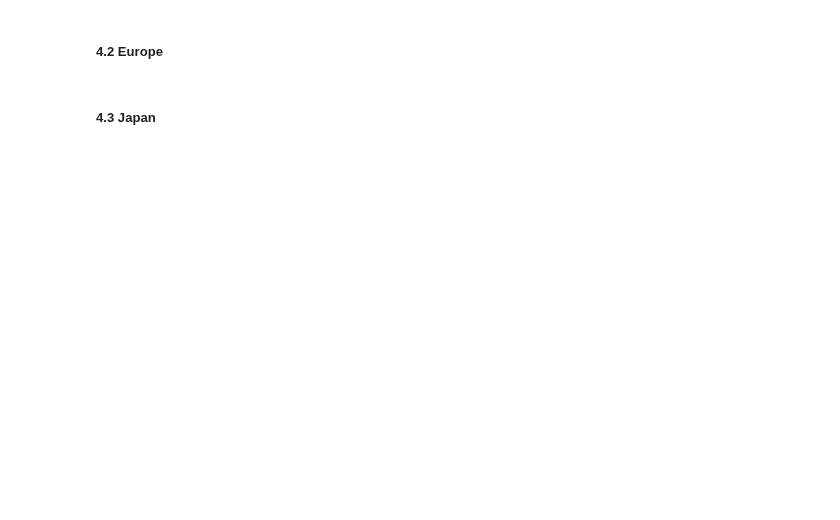
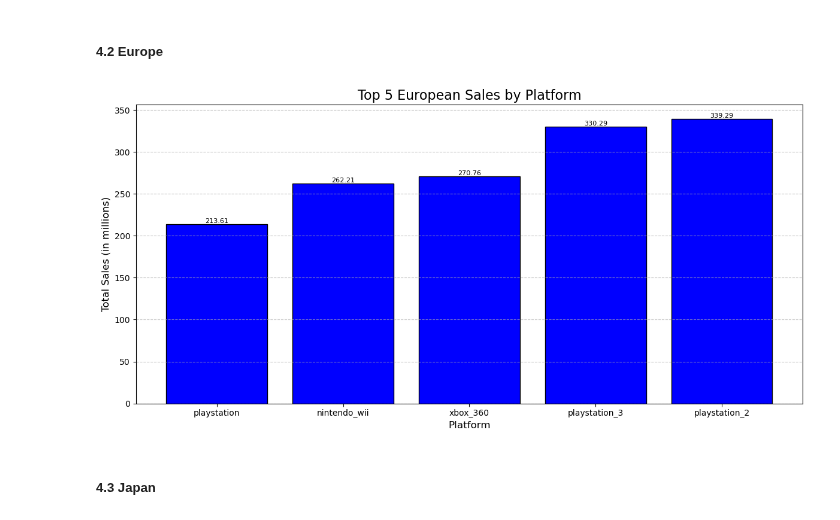
Before and after one commit to DHE42/ice-sales-analysis, a Jupyter notebook: analysis_notebook.ipynb, the cells around one changed output. Saved outputs shown, nothing was run; the diff lists cells and outputs as text; code cells hidden in the pictures; blank space fills up the shorter version.

```diff
--- a/analysis_notebook.ipynb
+++ b/analysis_notebook.ipynb
@@ -512,4 +577,35 @@ plt.show()
 # %% [markdown]
 ##### 4.2 Europe
+# %%
+# Filter for the top 5 grossing platforms (based on EU sales)
+top_5_eu_platforms = games_df.groupby('platform')['eu_sales'].sum().nlargest(5).index
+
+# Aggregate EU sales by platform for these top 5 platforms
+top_5_eu_sales = games_df[games_df['platform'].isin(top_5_eu_platforms)] \
+                .groupby('platform')['eu_sales'].sum()
+
+# Sort the aggregated sales in ascending order
+top_5_eu_sales = top_5_eu_sales.sort_values(ascending=True)
+
+# Create a bar chart
+plt.figure(figsize=(12, 6))
+bars = plt.bar(top_5_eu_sales.index, top_5_eu_sales.values, color='blue', edgecolor='black')
+
+# Add text on top of each bar
+for bar, sales in zip(bars, top_5_eu_sales.values):
+    plt.text(bar.get_x() + bar.get_width()/2, bar.get_height(), f"{sales:.2f}",
+             ha='center', va='bottom', fontsize=8)
+
+# Customize the plot
+plt.title('Top 5 European Sales by Platform', fontsize=16)
+plt.xlabel('Platform', fontsize=12)
+plt.ylabel('Total Sales (in millions)', fontsize=12)
+plt.grid(axis='y', linestyle='--', alpha=0.7)
+plt.tight_layout()
+
+# Show the plot
+plt.show()
+# %% [output]
+[figure, added]
 # %% [markdown]
 ##### 4.3 Japan
```
Also changed, not shown: parts of 2 cells of this notebook.
